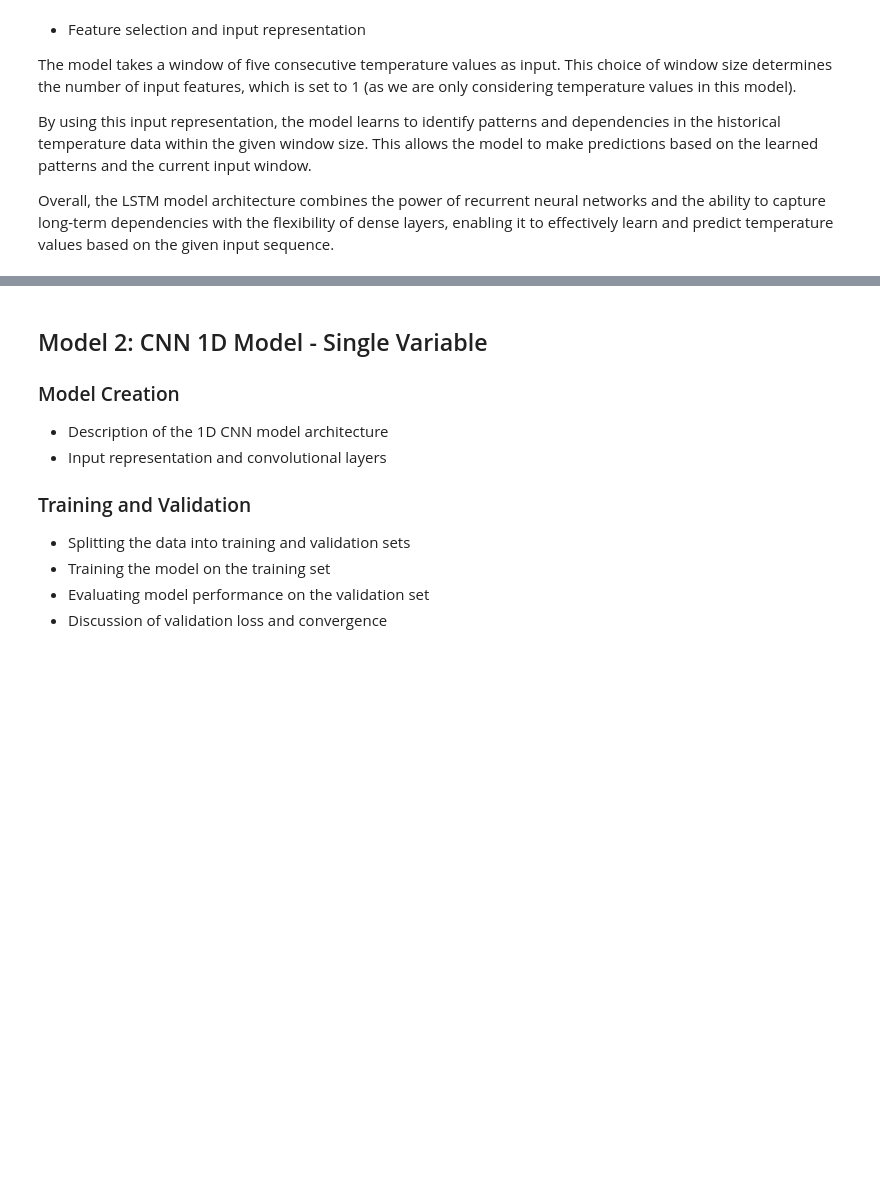
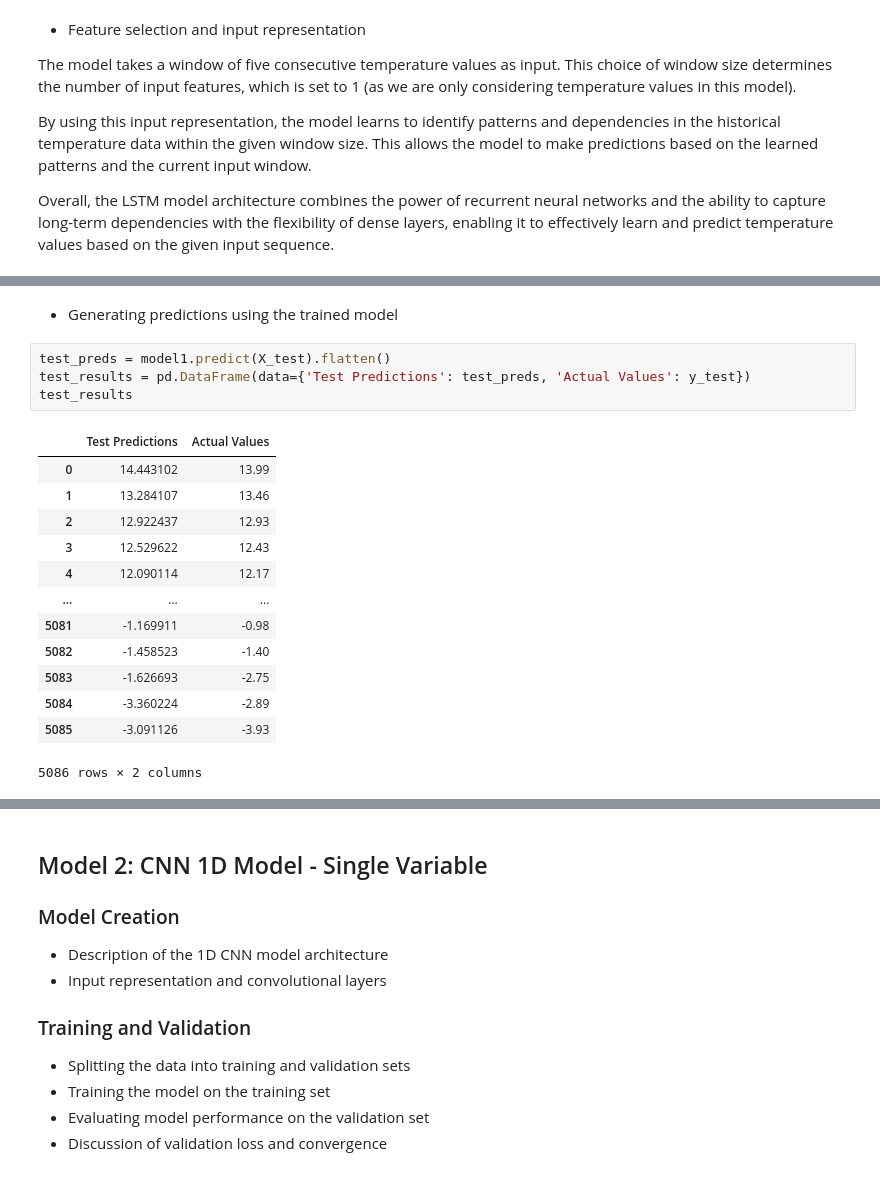
Before and after one commit to analyticsbyted/LSTM_weatherForecast, a Jupyter notebook: weatherproject.ipynb, the cells around one changed output, grey strips where cells are left out. Drawn from its saved outputs; the diff is of its cells as text; blank space fills up the shorter version.

```diff
--- a/weatherproject.ipynb
+++ b/weatherproject.ipynb
@@ -322,0 +471,20 @@ X.shape, y.shape
+# %% [markdown]
+- Generating predictions using the trained model
+# %%
+test_preds = model1.predict(X_test).flatten()
+test_results = pd.DataFrame(data={'Test Predictions': test_preds, 'Actual Values': y_test})
+test_results
+# %% [output]
+|  | Test Predictions | Actual Values |
+| 0 | 14.443102 | 13.99 |
+| 1 | 13.284107 | 13.46 |
+| 2 | 12.922437 | 12.93 |
+| 3 | 12.529622 | 12.43 |
+| 4 | 12.090114 | 12.17 |
+| ... | ... | ... |
+| 5081 | -1.169911 | -0.98 |
+| 5082 | -1.458523 | -1.40 |
+| 5083 | -1.626693 | -2.75 |
+| 5084 | -3.360224 | -2.89 |
+| 5085 | -3.091126 | -3.93 |
+5086 rows × 2 columns
```
Also changed, not shown: parts of 22 cells of this notebook, 5 other files.
